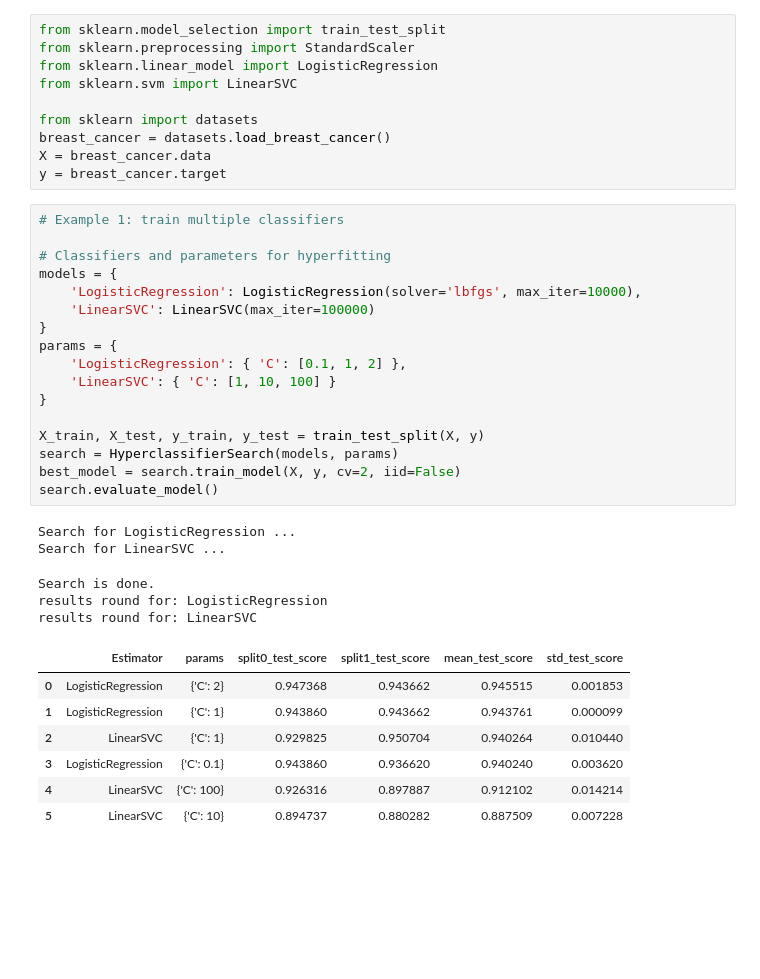
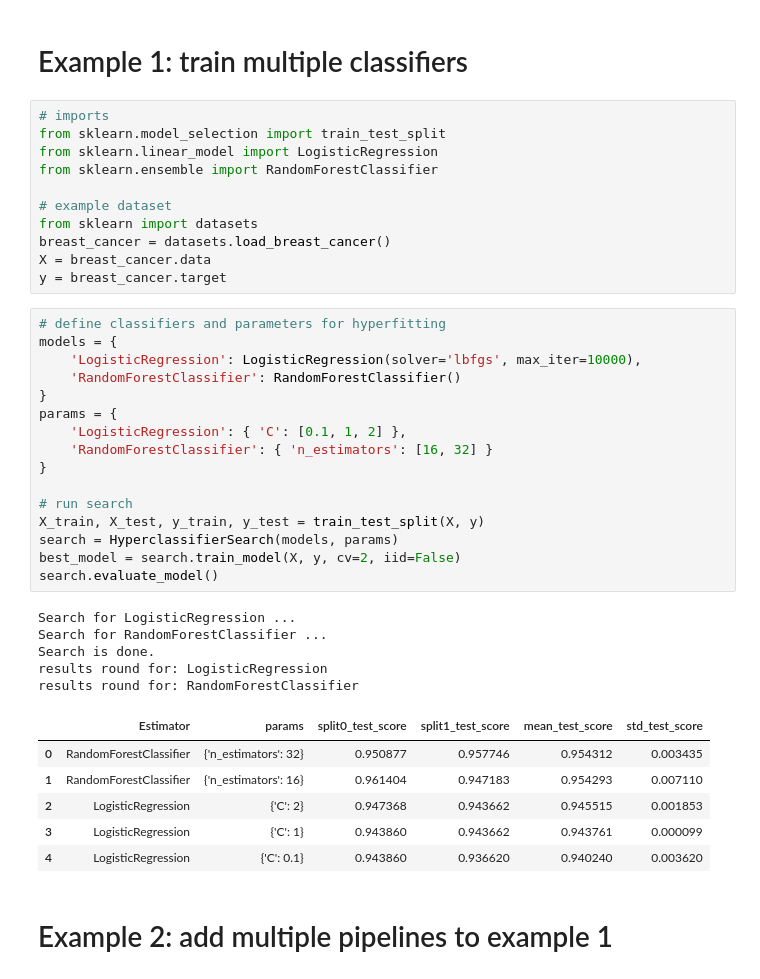
Before and after one commit to janhenner/HyperclassifierSearch, a Jupyter notebook: HyperclassifierSearch.ipynb, the cells around one changed output. Saved outputs shown, nothing was run; the diff lists cells and outputs as text; blank space fills up the shorter version.

```diff
--- a/HyperclassifierSearch.ipynb
+++ b/HyperclassifierSearch.ipynb
@@ -92,44 +98,47 @@ class HyperclassifierSearch:
         df_results = pd.concat(results).sort_values([sort_by], ascending=False).\
                         reset_index().drop(columns = ['index', 'rank_test_score'])
         return df_results
+# %% [markdown]
+# Example 1: train multiple classifiers
 # %%
+# imports
 from sklearn.model_selection import train_test_split
-from sklearn.preprocessing import StandardScaler
 from sklearn.linear_model import LogisticRegression
-from sklearn.svm import LinearSVC
+from sklearn.ensemble import RandomForestClassifier
 
+# example dataset
 from sklearn import datasets
 breast_cancer = datasets.load_breast_cancer()
 X = breast_cancer.data
 y = breast_cancer.target
 # %%
-# Example 1: train multiple classifiers
-
-# Classifiers and parameters for hyperfitting
+# define classifiers and parameters for hyperfitting
 models = {
     'LogisticRegression': LogisticRegression(solver='lbfgs', max_iter=10000),
-    'LinearSVC': LinearSVC(max_iter=100000)
+    'RandomForestClassifier': RandomForestClassifier()
 }
 params = {
     'LogisticRegression': { 'C': [0.1, 1, 2] },
-    'LinearSVC': { 'C': [1, 10, 100] }
+    'RandomForestClassifier': { 'n_estimators': [16, 32] }
 }
 
+# run search
 X_train, X_test, y_train, y_test = train_test_split(X, y)
 search = HyperclassifierSearch(models, params)
 best_model = search.train_model(X, y, cv=2, iid=False)
 search.evaluate_model()
 # %% [output]
 Search for LogisticRegression ...
-Search for LinearSVC ...
+Search for RandomForestClassifier ...
+Search is done.
+results round for: LogisticRegression
+results round for: RandomForestClassifier
-Search is done.
-results round for: LogisticRegression
-results round for: LinearSVC
 |  | Estimator | params | split0_test_score | split1_test_score | mean_test_score | std_test_score |
-| 0 | LogisticRegression | {'C': 2} | 0.947368 | 0.943662 | 0.945515 | 0.001853 |
-| 1 | LogisticRegression | {'C': 1} | 0.943860 | 0.943662 | 0.943761 | 0.000099 |
-| 2 | LinearSVC | {'C': 1} | 0.929825 | 0.950704 | 0.940264 | 0.010440 |
-| 3 | LogisticRegression | {'C': 0.1} | 0.943860 | 0.936620 | 0.940240 | 0.003620 |
-| 4 | LinearSVC | {'C': 100} | 0.926316 | 0.897887 | 0.912102 | 0.014214 |
-| 5 | LinearSVC | {'C': 10} | 0.894737 | 0.880282 | 0.887509 | 0.007228 |
+| 0 | RandomForestClassifier | {'n_estimators': 32} | 0.950877 | 0.957746 | 0.954312 | 0.003435 |
+| 1 | RandomForestClassifier | {'n_estimators': 16} | 0.961404 | 0.947183 | 0.954293 | 0.007110 |
+| 2 | LogisticRegression | {'C': 2} | 0.947368 | 0.943662 | 0.945515 | 0.001853 |
+| 3 | LogisticRegression | {'C': 1} | 0.943860 | 0.943662 | 0.943761 | 0.000099 |
+| 4 | LogisticRegression | {'C': 0.1} | 0.943860 | 0.936620 | 0.940240 | 0.003620 |
+# %% [markdown]
+# Example 2: add multiple pipelines to example 1
 # %%
```
Also changed, not shown: parts of 9 cells of this notebook, 1 other file.
